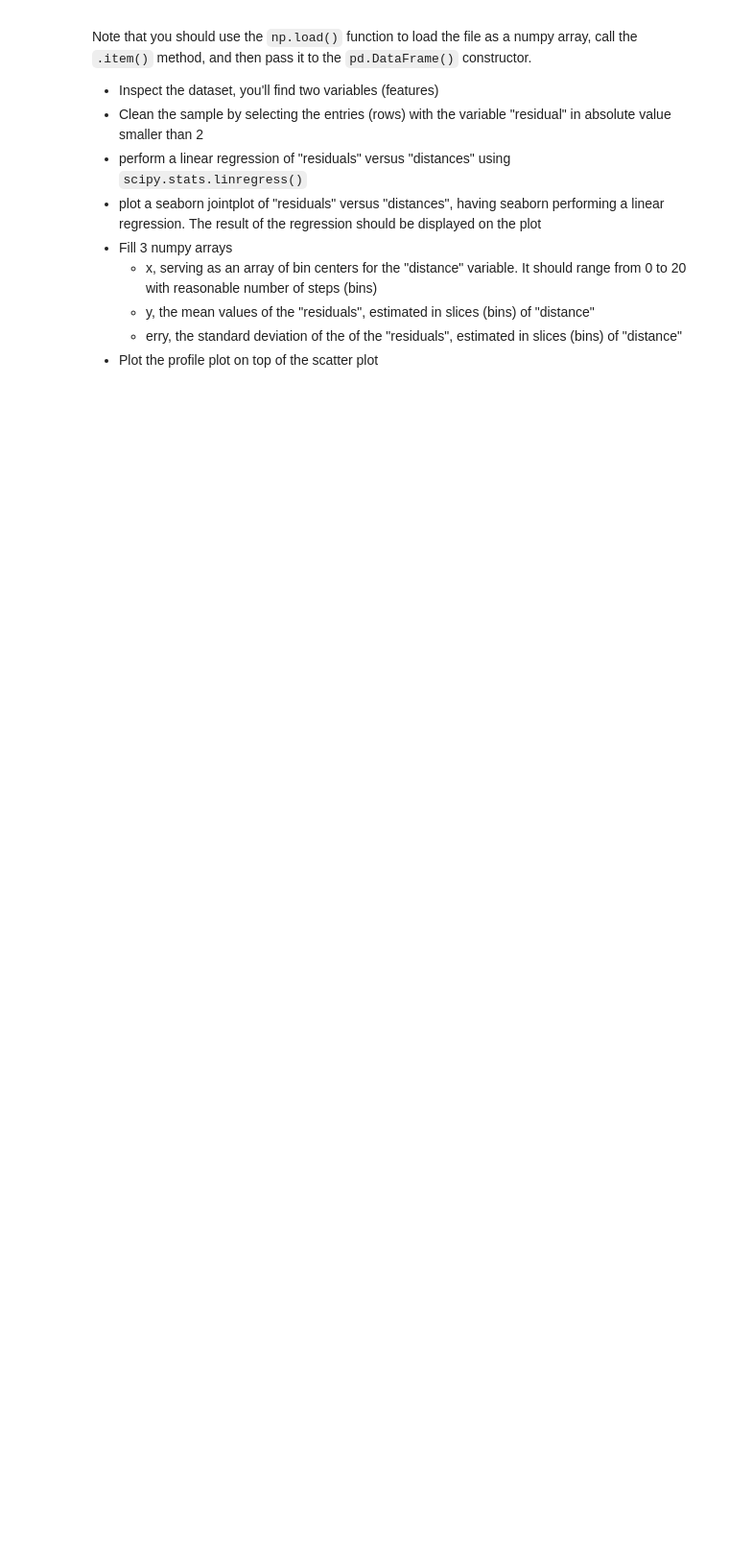
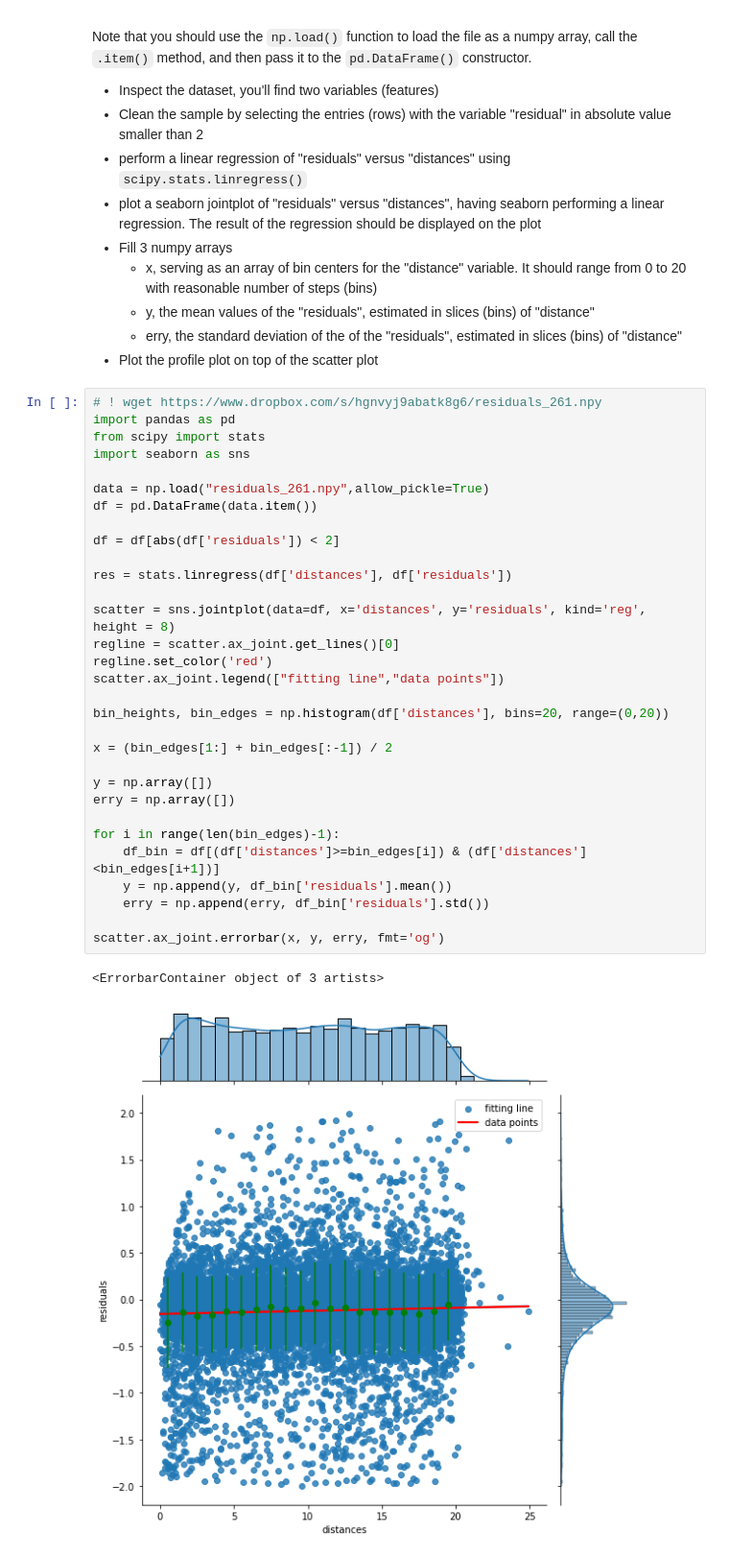
Before and after one commit to tommasoguercio/LaboratoryOfComputationalPhysics_Y5, a Jupyter notebook: 07ex_Visualization.ipynb, the cells around one changed output. Shown: that part at 96% size. Saved outputs shown, nothing was run; the diff lists cells and outputs as text; blank space fills up the shorter version.

```diff
--- a/07ex_Visualization.ipynb
+++ b/07ex_Visualization.ipynb
@@ -83,3 +106,37 @@ Note that you should use the `np.load()` function to load the file as a numpy ar
   * y, the mean values of the "residuals", estimated in slices (bins) of "distance"
   * erry, the standard deviation of the  of the "residuals", estimated in slices (bins) of "distance"
 * Plot the profile plot on top of the scatter plot
+# %%
+# ! wget https://www.dropbox.com/s/hgnvyj9abatk8g6/residuals_261.npy
+import pandas as pd
+from scipy import stats
+import seaborn as sns
+
+data = np.load("residuals_261.npy",allow_pickle=True)
+df = pd.DataFrame(data.item())
+
+df = df[abs(df['residuals']) < 2]
+
+res = stats.linregress(df['distances'], df['residuals'])
+
+scatter = sns.jointplot(data=df, x='distances', y='residuals', kind='reg', height = 8)
+regline = scatter.ax_joint.get_lines()[0]
+regline.set_color('red')
+scatter.ax_joint.legend(["fitting line","data points"])
+
+bin_heights, bin_edges = np.histogram(df['distances'], bins=20, range=(0,20))
+
+x = (bin_edges[1:] + bin_edges[:-1]) / 2
+
+y = np.array([])
+erry = np.array([])
+
+for i in range(len(bin_edges)-1):
+    df_bin = df[(df['distances']>=bin_edges[i]) & (df['distances']<bin_edges[i+1])]
+    y = np.append(y, df_bin['residuals'].mean())
+    erry = np.append(erry, df_bin['residuals'].std())
+
+scatter.ax_joint.errorbar(x, y, erry, fmt='og')
+# %% [output]
+<ErrorbarContainer object of 3 artists>
+[figure, added]
```
Also changed, not shown: parts of 4 cells of this notebook, 5 other files.
